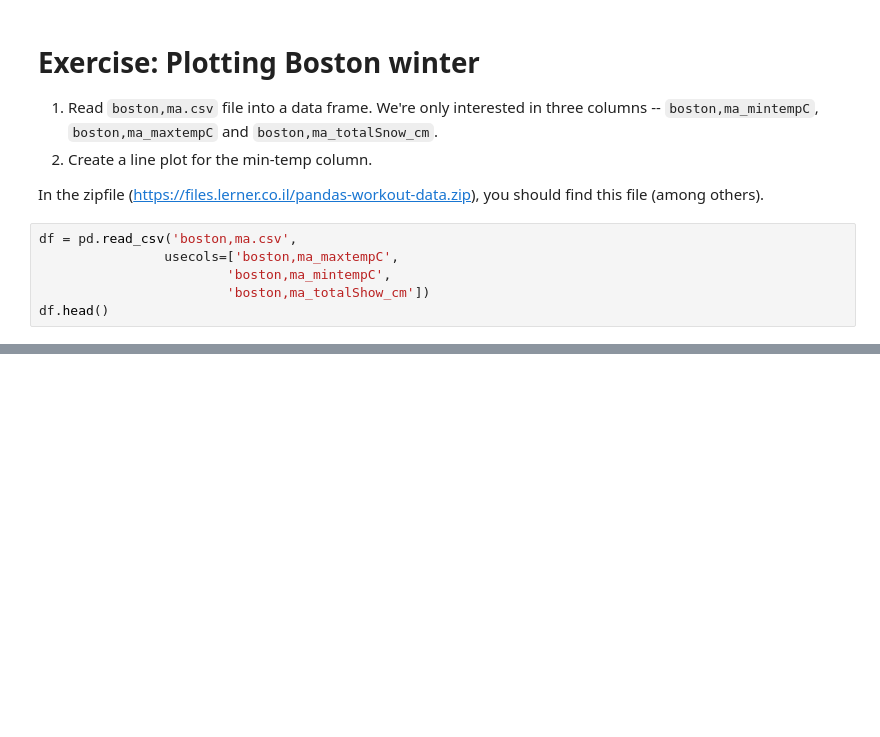
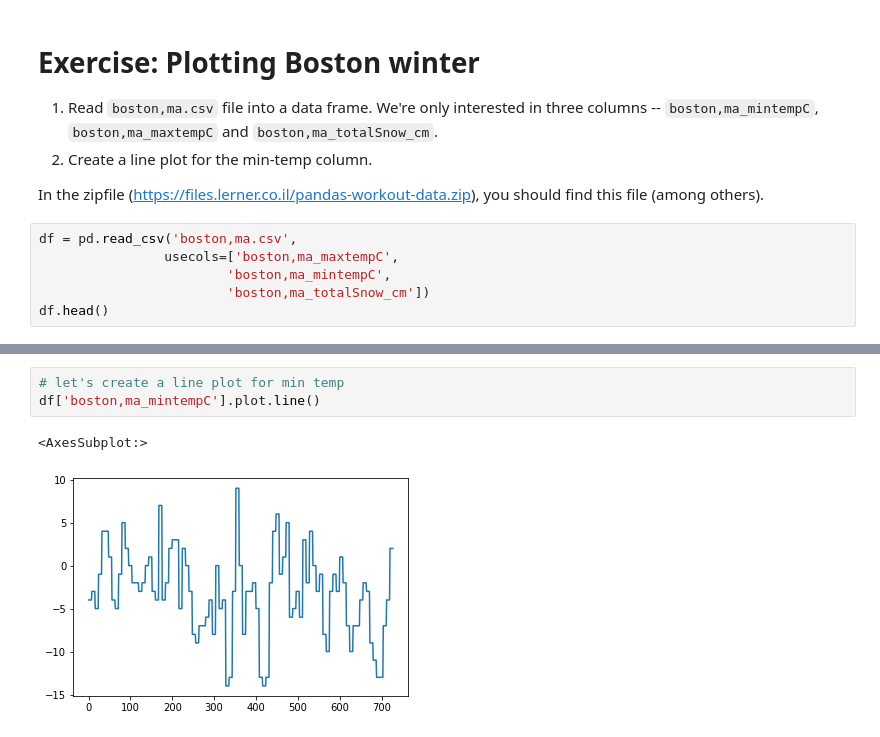
Before and after one commit to reuven/oreilly-2022-07July-analytics, a Jupyter notebook: 2022-08Aug-30.ipynb, the cells around one changed output, grey strips where cells are left out. Cells and saved outputs as stored; diff of their text form; blank space fills up the shorter version.

```diff
--- a/2022-08Aug-30.ipynb
+++ b/2022-08Aug-30.ipynb
@@ -113,6 +113,6 @@ In the zipfile (https://files.lerner.co.il/pandas-workout-data.zip), you should
 df = pd.read_csv('boston,ma.csv',
                 usecols=['boston,ma_maxtempC',
                         'boston,ma_mintempC',
-                        'boston,ma_totalShow_cm'])
+                        'boston,ma_totalSnow_cm'])
 df.head()
 # %% [output]
@@ -119,0 +136,6 @@ ValueError: Usecols do not match columns, columns expected but not found: ['bost
+# %%
+# let's create a line plot for min temp
+df['boston,ma_mintempC'].plot.line()
+# %% [output]
+<AxesSubplot:>
+[figure, added]
```
Also changed, not shown: parts of 5 cells of this notebook.
